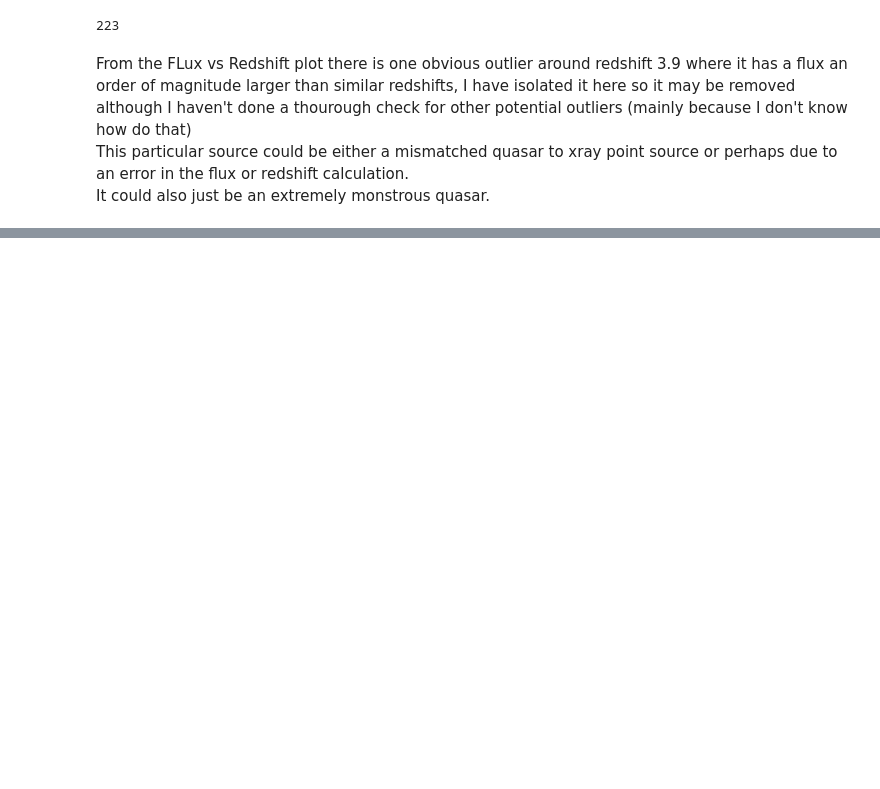
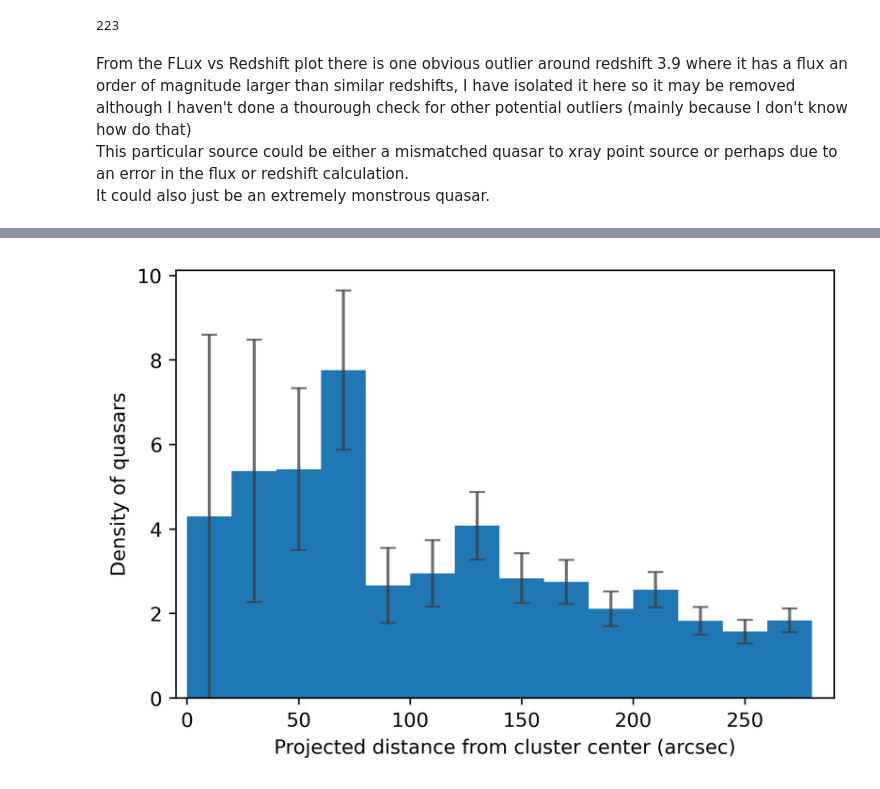
Before and after one commit to TobyWallage/Gaia_vs_eFEDS, a Jupyter notebook: Filter_Tables.ipynb, the cells around one changed output, grey strips where cells are left out. Drawn from its saved outputs; the diff is of its cells as text; code cells hidden in the pictures; blank space fills up the shorter version.

```diff
--- a/Filter_Tables.ipynb
+++ b/Filter_Tables.ipynb
@@ -231,3 +236,21 @@ Table length=1
 | Cluster_ID | Cluster_ID_SRC | Cluster_RA | Cluster_DEC | Cluster_z | source_id | source_ra | source_dec | ... |
 | bytes32 | int32 | float32 | float32 | float32 | bytes32 | float32 | float32 | ... |
 | eFEDS J083916.7-020552 | 7669 | 129.81975 | -2.0979366 | 0.2685 | 3072428941371798784 | 129.7963 | -2.041398 | ... |
+# %%
+y, bin_edges = np.histogram(eFEDS_gaia_match['separation'], bins=15, weights=3600/(eFEDS_gaia_match['separation']**2), range=(0, 300))
+n_counts, _ = np.histogram(eFEDS_gaia_match['separation'], bins=15, range=(0, 300))
+n_counts_err = np.sqrt(n_counts)
+y_err = (n_counts_err/n_counts)*y
+x_values = bin_edges[:-1]-(300/(2*15))
+plt.figure(dpi=400)
+plt.bar(x_values, y, width=20, yerr=y_err, capsize=4, ecolor='#3f3f3fc0')
+plt.xlim(-5, 290)
+plt.ylabel('Density of quasars')
+plt.xlabel('Projected distance from cluster center (arcsec)')
+plt.savefig('quasar_density.png')
+
+# out = plt.hist(eFEDS_gaia_match['separation'], weights=3600/(eFEDS_gaia_match['separation']**2), bins=15, range=(0, 300))
+
+# plt.show()
+# %% [output]
+[figure, added]
```
Also changed, not shown: parts of 2 cells of this notebook, 25 other files.
